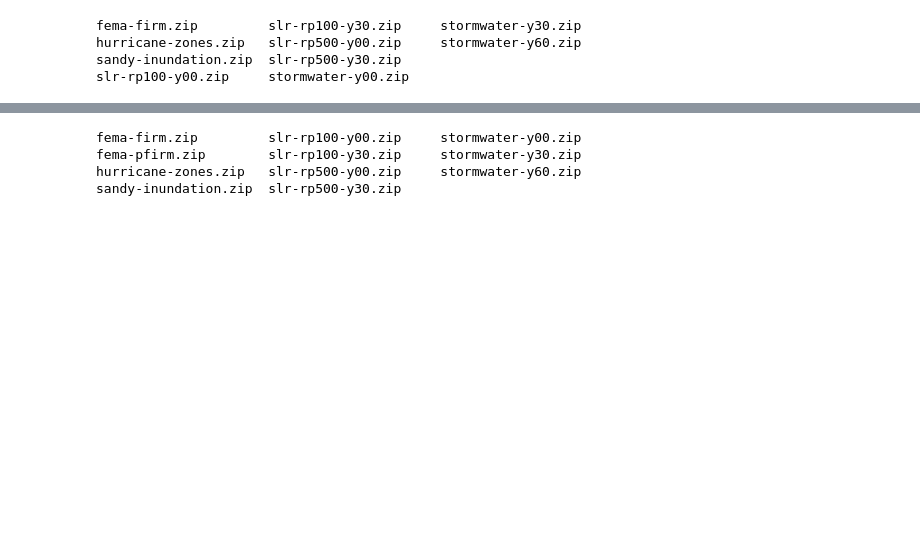
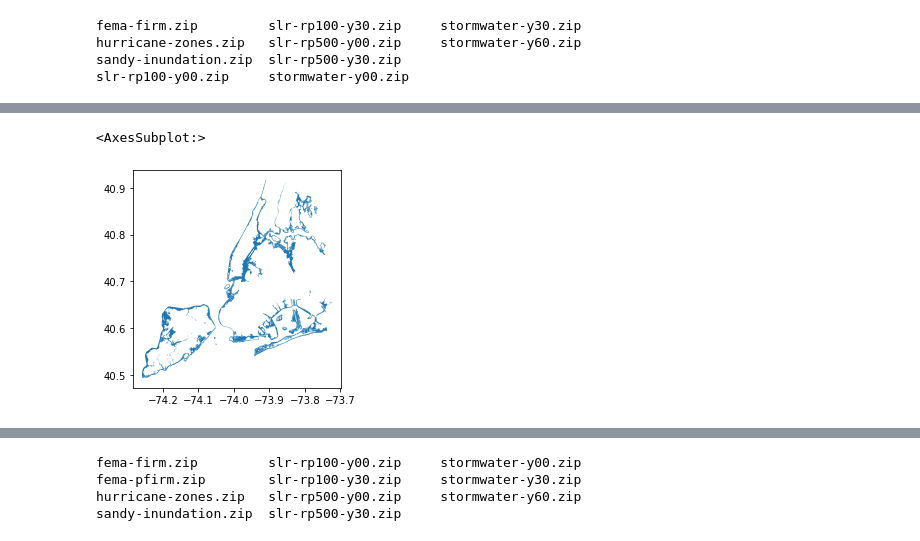
Before and after one commit to mebauer/nyc-flood-layers, a Jupyter notebook: download-layers.ipynb, the cells around one changed output, grey strips where cells are left out. Drawn from its saved outputs; the diff is of its cells as text; code cells hidden in the pictures; blank space fills up the shorter version.

```diff
--- a/download-layers.ipynb
+++ b/download-layers.ipynb
@@ -476,3 +672,12 @@ firm_gdf.plot()
+# %%
+# plot SFHA layer
+(firm_gdf
+ .loc[firm_gdf['SFHA_TF'] == 'T']
+ .plot()
+)
+# %% [output]
+<AxesSubplot:>
+[figure, added]
 # %% [markdown]
 # New York City Preliminary Flood Insurance Rate Map (PFIRM)
 Source: https://r2-coastal-fema.hub.arcgis.com/pages/preliminary-flood-map-data
```
Also changed, not shown: parts of 64 cells of this notebook.
